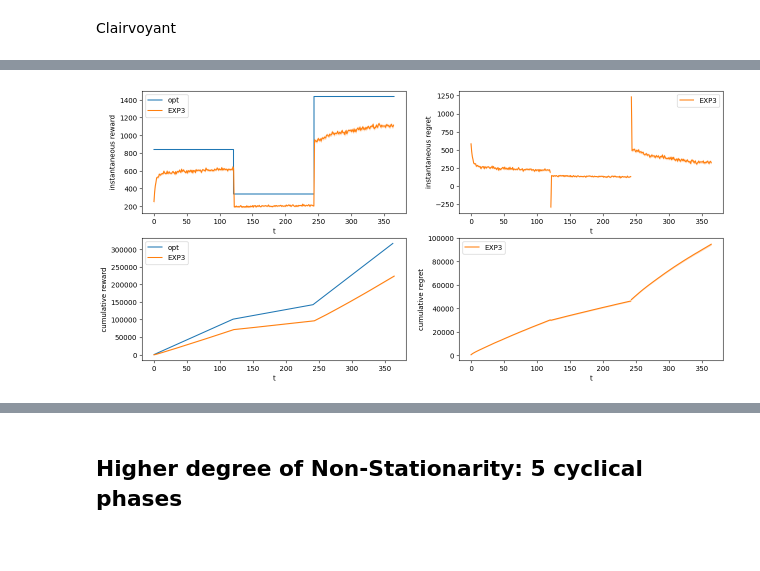
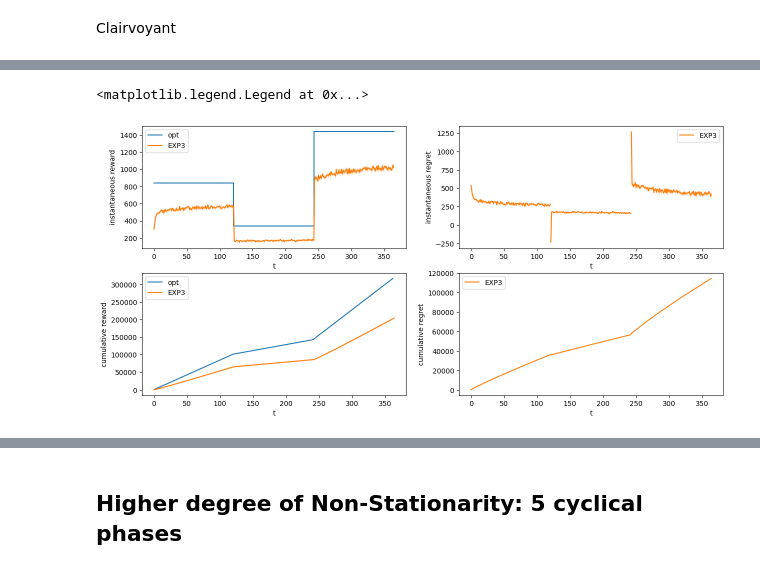
Before and after one commit to ossama-eloukili/Online-Learning-Applications-Project, a Jupyter notebook: new_approach/STEPS_from_5_to_6.ipynb, the cells around one changed output, grey strips where cells are left out. Cells and saved outputs as stored; diff of their text form; code cells hidden in the pictures.

```diff
--- a/new_approach/STEPS_from_5_to_6.ipynb
+++ b/new_approach/STEPS_from_5_to_6.ipynb
@@ -611,7 +611,7 @@ window_size = 4*int(np.sqrt(T))
 n_phases = 3
 
 # Gamma parameter EXP3
-gamma = 0.25
+gamma = 0.4
 
 BID_STEP1 = BIDS[55]
 # %% [markdown]
@@ -701,39 +700,41 @@ for i in range(n_phases):
     plt.subplot(2,2,2)
     plt.xlabel("t")
     plt.ylabel("instantaneous regret")
     plt.plot(np.arange(int(T*i/3), int(T*(i+1)/3)), (opt[i] - exp3_mean_rewards_hat)[int(T*i/3):int(T*(i+1)/3)], color = "C1", label='EXP3')
     plt.fill_between(np.arange(int(T*i/3), int(T*(i+1)/3)), (opt[i] - exp3_mean_rewards_hat - exp3_std_inst)[int(T*i/3):int(T*(i+1)/3)], (opt[i] - exp3_mean_rewards_hat + exp3_std_inst)[int(T*i/3):int(T*(i+1)/3)], alpha = 0.2, color = 'C1')
     if i == 0:
         plt.legend()
 
 
 #Cumulative reward plot
 plt.subplot(2,2,3)
 plt.xlabel("t")
 plt.ylabel("cumulative reward")
 
 temp = np.array([])
 for i in range(0, n_phases):
     temp = np.append(temp, np.full(int(T/3), opt[i]))
 plt.plot(np.cumsum(temp), label='opt')
 
 plt.plot(np.cumsum(exp3_mean_rewards_hat), color = "C1", label = "EXP3")
 plt.fill_between(np.arange(T), np.cumsum(exp3_mean_rewards_hat) - exp3_std_cum, np.cumsum(exp3_mean_rewards_hat) + exp3_std_cum, alpha = 0.2, color = 'C1')
 plt.legend()
 
 #Cumulative regret plot
 plt.subplot(2,2,4)
 plt.xlabel("t")
 plt.ylabel("cumulative regret")
 temp_val_EXP3 = 0
+temp_val_EXP3_vec = np.array([])
 for i in range(0, n_phases):
-    plt.plot(np.arange(int(T*i/3), int(T*(i+1)/3)),temp_val_EXP3+np.cumsum(opt[i] - exp3_mean_rewards_hat[int(T*i/3):int(T*(i+1)/3)]), color = "C1", label = "EXP3")
-    plt.fill_between(np.arange(int(T*i/3), int(T*(i+1)/3)), temp_val_EXP3+np.cumsum(opt[i] - exp3_mean_rewards_hat[int(T*i/3):int(T*(i+1)/3)]) - exp3_std_cum[int(T*i/3):int(T*(i+1)/3)], temp_val_EXP3+np.cumsum(opt[i] - exp3_mean_rewards_hat[int(T*i/3):int(T*(i+1)/3)]) + exp3_std_cum[int(T*i/3):int(T*(i+1)/3)], alpha = 0.2, color = 'C1')
-    temp_val_EXP3 += np.sum(opt[i] - exp3_mean_rewards_hat[int(T*i/3):int(T*(i+1)/3)])
-    if i == 0:
-        plt.legend()
+    temp_val_EXP3_vec = np.append(temp_val_EXP3_vec, temp_val_EXP3 + np.cumsum(opt[i] - exp3_mean_rewards_hat[int(T*i/3):int(T*(i+1)/3)]))
+    temp_val_EXP3 += np.cumsum(opt[i] - exp3_mean_rewards_hat[int(T*i/3):int(T*(i+1)/3)])[-1]
+
+plt.plot(np.arange(T), temp_val_EXP3_vec, color = "C1", label = "EXP3")
+plt.legend()
 # %% [output]
+<matplotlib.legend.Legend at 0x...>
-[figure, old version]
+[figure, new version]
 # %%
 ## NS UCB1 - Sliding window
 sw_ucb_rewards_per_experiment = []
```
Also changed, not shown: parts of 9 cells of this notebook, 1 other file.
